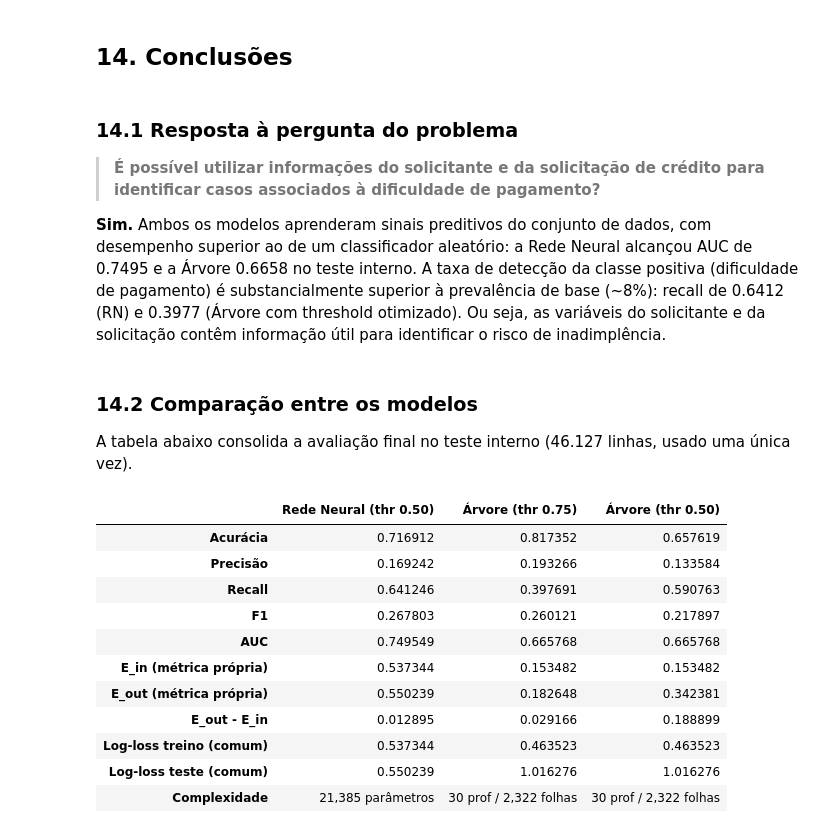
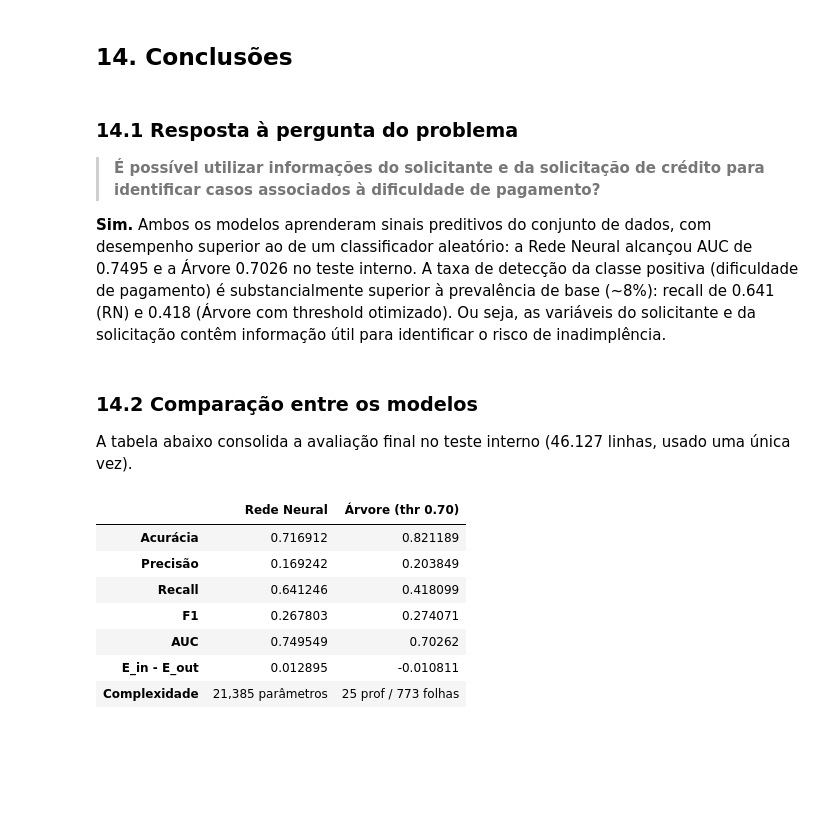
Before and after one commit to viniciusrodriguesai/credit-risk-classification, a Jupyter notebook: notebooks/credit_risk_classification.ipynb, the cells around one changed output. Drawn from its saved outputs; the diff is of its cells as text; code cells hidden in the pictures; blank space fills up the shorter version.

```diff
--- a/notebooks/credit_risk_classification.ipynb
+++ b/notebooks/credit_risk_classification.ipynb
@@ -3150,55 +2944,35 @@ A escolha usa o critério de prioridade do problema: identificar o maior número
 
 > **É possível utilizar informações do solicitante e da solicitação de crédito para identificar casos associados à dificuldade de pagamento?**
 
-**Sim.** Ambos os modelos aprenderam sinais preditivos do conjunto de dados, com desempenho superior ao de um classificador aleatório: a Rede Neural alcançou AUC de 0.7495 e a Árvore 0.6658 no teste interno. A taxa de detecção da classe positiva (dificuldade de pagamento) é substancialmente superior à prevalência de base (~8%): recall de 0.6412 (RN) e 0.3977 (Árvore com threshold otimizado). Ou seja, as variáveis do solicitante e da solicitação contêm informação útil para identificar o risco de inadimplência.
+**Sim.** Ambos os modelos aprenderam sinais preditivos do conjunto de dados, com desempenho superior ao de um classificador aleatório: a Rede Neural alcançou AUC de 0.7495 e a Árvore 0.7026 no teste interno. A taxa de detecção da classe positiva (dificuldade de pagamento) é substancialmente superior à prevalência de base (~8%): recall de 0.641 (RN) e 0.418 (Árvore com threshold otimizado). Ou seja, as variáveis do solicitante e da solicitação contêm informação útil para identificar o risco de inadimplência.
 # %% [markdown]
 ### 14.2 Comparação entre os modelos
 
 A tabela abaixo consolida a avaliação final no teste interno (46.127 linhas, usado uma única vez).
 # %%
 final_comparison = pd.DataFrame({
-    'Rede Neural (thr 0.50)': [
+    'Rede Neural': [
         nn_accuracy, nn_precision, nn_recall, nn_f1,
         roc_auc_score(y_test, y_test_probability),
-        E_in, E_out, E_out - E_in,
-        E_in, E_out,
+        E_out - E_in,
         f'{number_of_parameters:,} parâmetros',
     ],
-    f'Árvore (thr {selected_threshold:.2f})': [
+    'Árvore (thr 0.70)': [
         pruned_test['acurácia'], pruned_test['precisão'],
         pruned_test['recall'], pruned_test['F1'],
         roc_auc_score(y_test, tree_test_prob),
-        pruned_train['erro'], pruned_test['erro'],
-        pruned_test['erro'] - pruned_train['erro'],
-        tree_train_logloss, tree_test_logloss,
+        pruned_train['erro'] - pruned_test['erro'],
         f'{tree_pruned.get_depth()} prof / {tree_pruned.get_n_leaves():,} folhas',
     ],
-    'Árvore (thr 0.50)': [
-        tree_metrics_050['acurácia'], tree_metrics_050['precisão'],
-        tree_metrics_050['recall'], tree_metrics_050['F1'],
-        roc_auc_score(y_test, tree_test_prob),
-        pruned_train['erro'], tree_metrics_050['erro'],
-        tree_metrics_050['erro'] - pruned_train['erro'],
-        tree_train_logloss, tree_test_logloss,
-        f'{tree_pruned.get_depth()} prof / {tree_pruned.get_n_leaves():,} folhas',
-    ],
-}, index=[
-    'Acurácia', 'Precisão', 'Recall', 'F1', 'AUC',
-    'E_in (métrica própria)', 'E_out (métrica própria)', 'E_out - E_in',
-    'Log-loss treino (comum)', 'Log-loss teste (comum)', 'Complexidade',
-])
+}, index=['Acurácia', 'Precisão', 'Recall', 'F1', 'AUC', 'E_in - E_out', 'Complexidade'])
 display(final_comparison.round(4))
 # %% [output]
-|  | Rede Neural (thr 0.50) | Árvore (thr 0.75) | Árvore (thr 0.50) |
-| Acurácia | 0.716912 | 0.817352 | 0.657619 |
-| Precisão | 0.169242 | 0.193266 | 0.133584 |
-| Recall | 0.641246 | 0.397691 | 0.590763 |
-| F1 | 0.267803 | 0.260121 | 0.217897 |
-| AUC | 0.749549 | 0.665768 | 0.665768 |
-| E_in (métrica própria) | 0.537344 | 0.153482 | 0.153482 |
-| E_out (métrica própria) | 0.550239 | 0.182648 | 0.342381 |
-| E_out - E_in | 0.012895 | 0.029166 | 0.188899 |
-| Log-loss treino (comum) | 0.537344 | 0.463523 | 0.463523 |
-| Log-loss teste (comum) | 0.550239 | 1.016276 | 1.016276 |
-| Complexidade | 21,385 parâmetros | 30 prof / 2,322 folhas | 30 prof / 2,322 folhas |
+|  | Rede Neural | Árvore (thr 0.70) |
+| Acurácia | 0.716912 | 0.821189 |
+| Precisão | 0.169242 | 0.203849 |
+| Recall | 0.641246 | 0.418099 |
+| F1 | 0.267803 | 0.274071 |
+| AUC | 0.749549 | 0.70262 |
+| E_in - E_out | 0.012895 | -0.010811 |
+| Complexidade | 21,385 parâmetros | 25 prof / 773 folhas |
 # %% [markdown]
```
Also changed, not shown: parts of 31 cells of this notebook.
